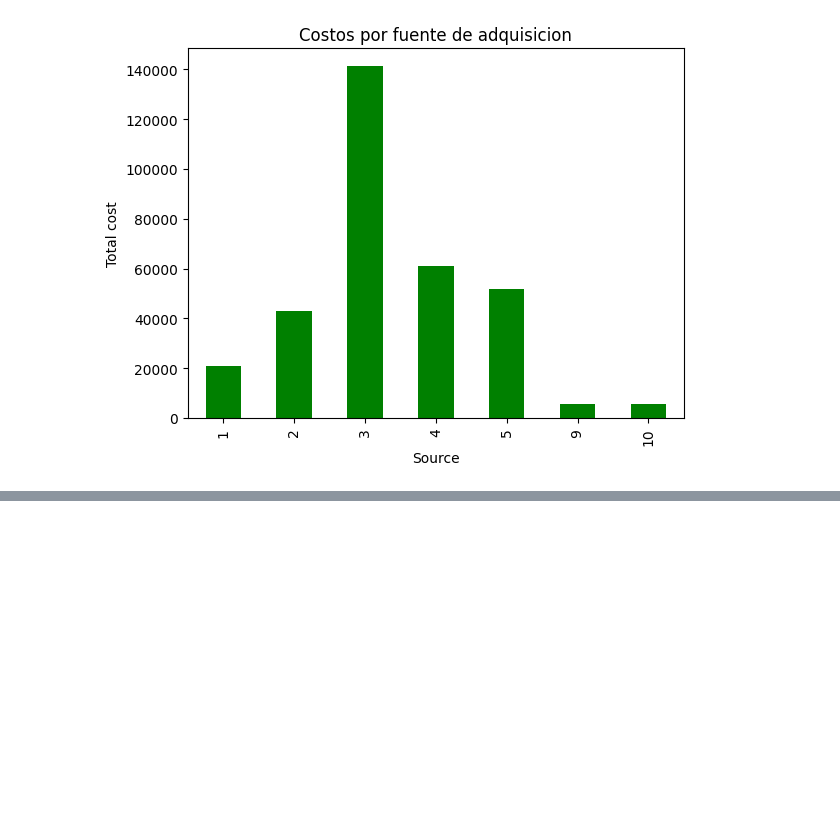
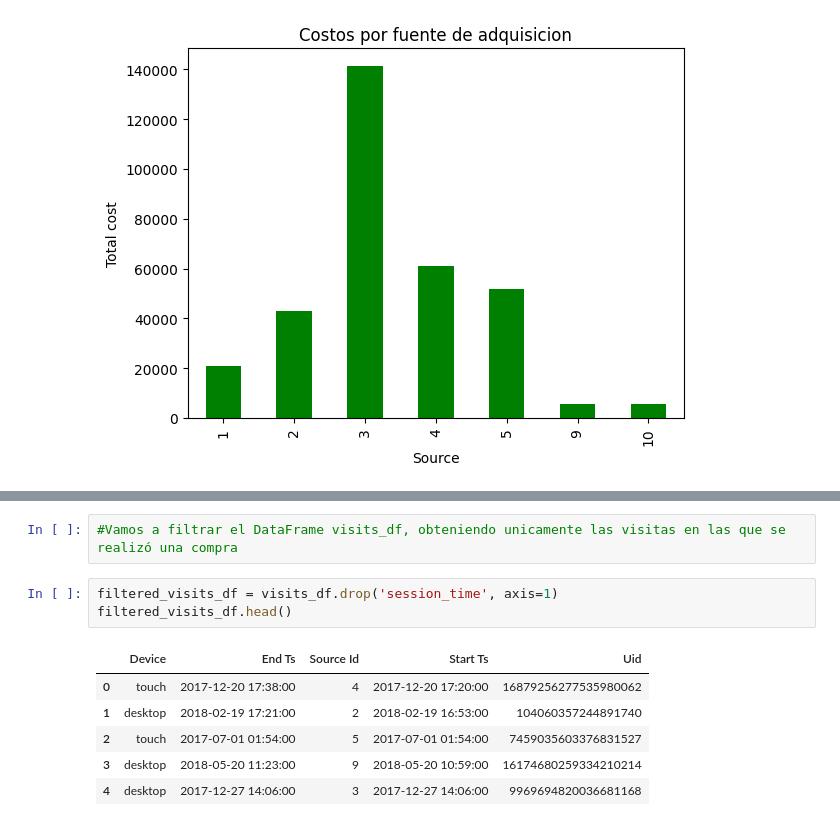
Before and after one commit to cristopherrexx-coder/Proyect-10, a Jupyter notebook: Sprint 10 proyect.ipynb, the cells around one changed output, grey strips where cells are left out. Drawn from its saved outputs; the diff is of its cells as text; blank space fills up the shorter version.

```diff
--- a/Sprint 10 proyect.ipynb
+++ b/Sprint 10 proyect.ipynb
@@ -876,0 +891,12 @@ plt.show()
+# %%
+#Vamos a filtrar el DataFrame visits_df, obteniendo unicamente las visitas en las que se realizó una compra
+# %%
+filtered_visits_df = visits_df.drop('session_time', axis=1)
+filtered_visits_df.head()
+# %% [output]
+|  | Device | End Ts | Source Id | Start Ts | Uid |
+| 0 | touch | 2017-12-20 17:38:00 | 4 | 2017-12-20 17:20:00 | 16879256277535980062 |
+| 1 | desktop | 2018-02-19 17:21:00 | 2 | 2018-02-19 16:53:00 | 104060357244891740 |
+| 2 | touch | 2017-07-01 01:54:00 | 5 | 2017-07-01 01:54:00 | 7459035603376831527 |
+| 3 | desktop | 2018-05-20 11:23:00 | 9 | 2018-05-20 10:59:00 | 16174680259334210214 |
+| 4 | desktop | 2017-12-27 14:06:00 | 3 | 2017-12-27 14:06:00 | 9969694820036681168 |
```
Also changed, not shown: parts of 20 cells of this notebook.
